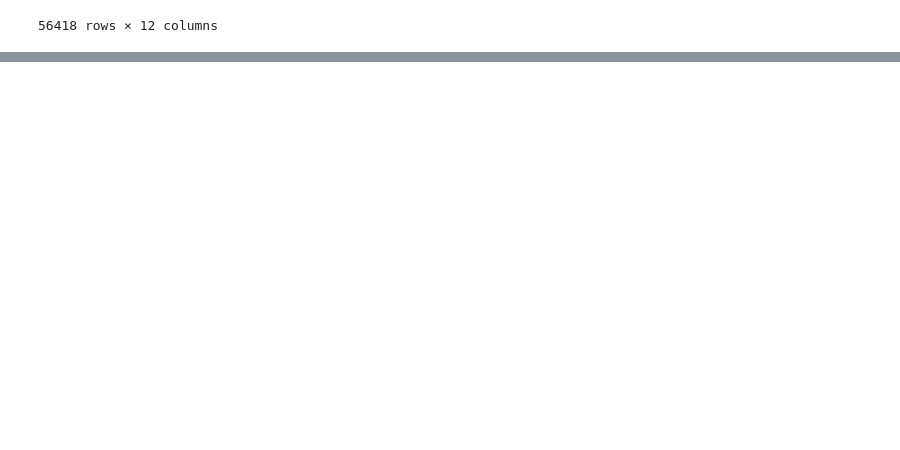
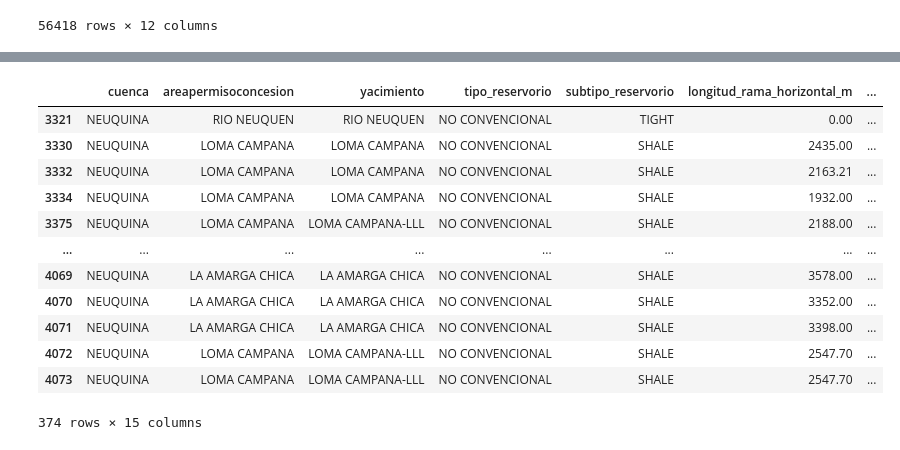
Before and after one commit to antonellafontanetto/DataScience-Entregas, a Jupyter notebook: Proyecto_YPF_4x4_AntoV2.ipynb, the cells around one changed output, grey strips where cells are left out. Cells and saved outputs as stored; diff of their text form; code cells hidden in the pictures; blank space fills up the shorter version.

```diff
--- a/Proyecto_YPF_4x4_AntoV2.ipynb
+++ b/Proyecto_YPF_4x4_AntoV2.ipynb
@@ -84,0 +115,17 @@ petroleo
+# %%
+etapasfracturadas_ypf = etapasfracturadas[(etapasfracturadas['empresa_informante'] == 'YPF S.A.')&(etapasfracturadas['cuenca'] == 'NEUQUINA')&(etapasfracturadas['anio']>2022)]
+etapasfracturadas_ypf
+# %% [output]
+|  | cuenca | areapermisoconcesion | yacimiento | tipo_reservorio | subtipo_reservorio | longitud_rama_horizontal_m | ... |
+| 3321 | NEUQUINA | RIO NEUQUEN | RIO NEUQUEN | NO CONVENCIONAL | TIGHT | 0.00 | ... |
+| 3330 | NEUQUINA | LOMA CAMPANA | LOMA CAMPANA | NO CONVENCIONAL | SHALE | 2435.00 | ... |
+| 3332 | NEUQUINA | LOMA CAMPANA | LOMA CAMPANA | NO CONVENCIONAL | SHALE | 2163.21 | ... |
+| 3334 | NEUQUINA | LOMA CAMPANA | LOMA CAMPANA | NO CONVENCIONAL | SHALE | 1932.00 | ... |
+| 3375 | NEUQUINA | LOMA CAMPANA | LOMA CAMPANA-LLL | NO CONVENCIONAL | SHALE | 2188.00 | ... |
+| ... | ... | ... | ... | ... | ... | ... | ... |
+| 4069 | NEUQUINA | LA AMARGA CHICA | LA AMARGA CHICA | NO CONVENCIONAL | SHALE | 3578.00 | ... |
+| 4070 | NEUQUINA | LA AMARGA CHICA | LA AMARGA CHICA | NO CONVENCIONAL | SHALE | 3352.00 | ... |
+| 4071 | NEUQUINA | LA AMARGA CHICA | LA AMARGA CHICA | NO CONVENCIONAL | SHALE | 3398.00 | ... |
+| 4072 | NEUQUINA | LOMA CAMPANA | LOMA CAMPANA-LLL | NO CONVENCIONAL | SHALE | 2547.70 | ... |
+| 4073 | NEUQUINA | LOMA CAMPANA | LOMA CAMPANA-LLL | NO CONVENCIONAL | SHALE | 2547.70 | ... |
+374 rows × 15 columns
```
Also changed, not shown: parts of 5 cells of this notebook.
